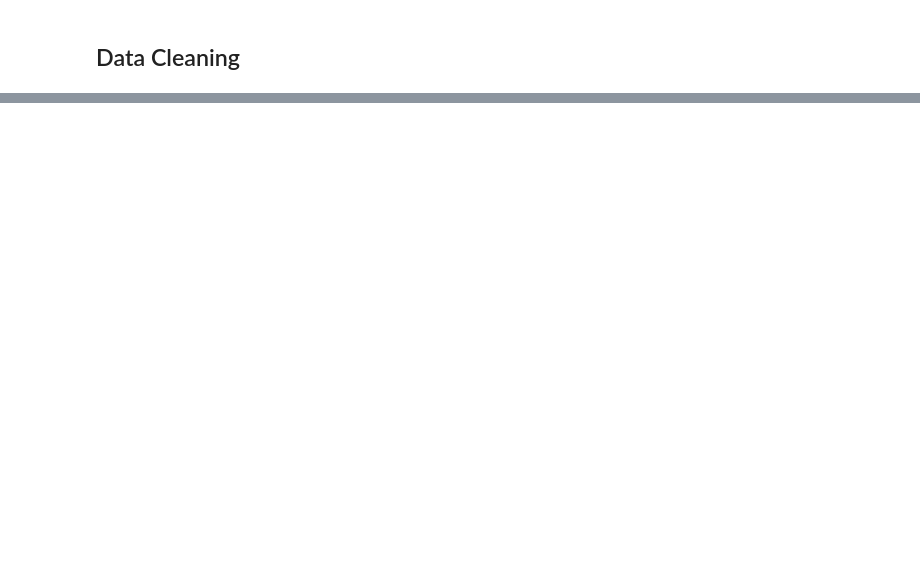
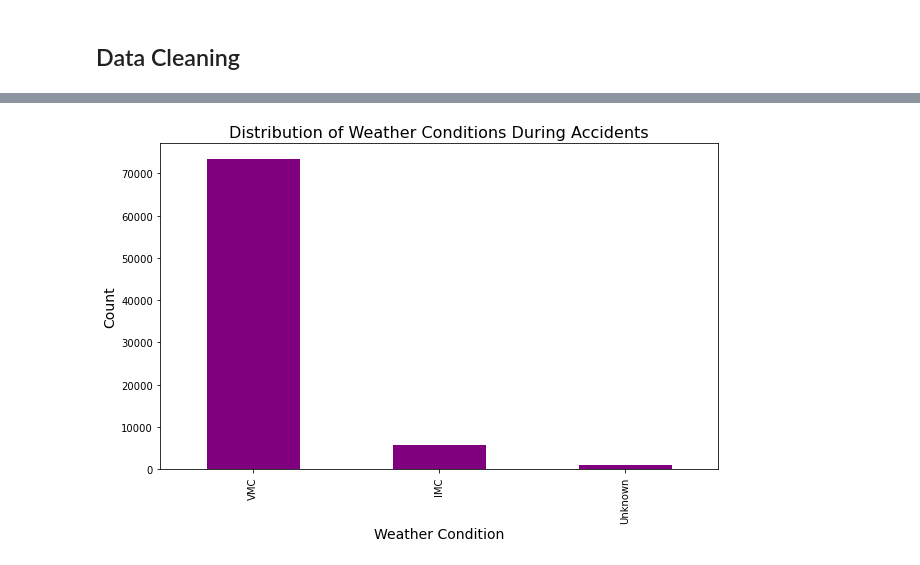
Before and after one commit to Noel-cyber/Aircraft_Reccomendation, a Jupyter notebook: project1.ipynb, the cells around one changed output, grey strips where cells are left out. Drawn from its saved outputs; the diff is of its cells as text; code cells hidden in the pictures; blank space fills up the shorter version.

```diff
--- a/project1.ipynb
+++ b/project1.ipynb
@@ -482,0 +216,11 @@ plt.show()
+# %%
+# Dropping the column 'Total_Fatal_Injuries'
+
+df.drop(columns=['Total_Fatal_Injuries'], inplace=True)
+# %%
+# Replace 'Unk' and 'UNK' with 'Unknown' for consistency
+
+df['Weather_Condition'].replace(to_replace = ['Unk', 'UNK'], value = 'Unknown', inplace = True, regex = False)
+
+# Display the count of each unique weather condition after replacement
+df['Weather_Condition'].value_counts()
@@ -482,0 +256,10 @@ plt.show()
+# %%
+# Fill the missing values with 'Unknown'
+
+df['Aircraft_Category'].fillna( 'UNKNOWN' , inplace=True)
+df['Aircraft_Category'].replace({ 'UNKNOWN' : 'Airplane' }, inplace=True)
+df = df[df['Aircraft_Category'].str.contains("Airplane")==True]
+df['Purpose_Of_Flight'].fillna( 'Unknown' , inplace=True)
+df['Aircraft_Damage'].fillna( 'Unknown' , inplace=True)
+df['Broad_Phase_Of_Flight'].fillna( 'UNKNOWN' , inplace=True)
+df['Number_Of_Engines'].fillna(df['Number_Of_Engines'].mean(), inplace=True)
@@ -482,0 +290,8 @@ plt.show()
+# %%
+# Standardize the 'Make' column by converting all text to title case
+# (e.g., 'CESSNA' and 'cessna' become 'Cessna')
+
+df['Make'] = df['Make'].str.title()
+
+# Display the top 10 most common aircraft manufacturers
+df['Make'].value_counts().nlargest(10)
@@ -482,0 +557,13 @@ plt.show()
+# %%
+# Plot the distribution of weather conditions
+plt.figure(figsize=(10, 6))
+
+df['Weather_Condition'].value_counts().plot(kind='bar', color='purple')
+plt.title('Distribution of Weather Conditions During Accidents', fontsize=16)
+plt.xlabel('Weather Condition', fontsize=14)
+plt.ylabel('Count', fontsize=14)
+
+
+plt.show()
+# %% [output]
+[figure, added]
```
Also changed, not shown: parts of 72 cells of this notebook.
